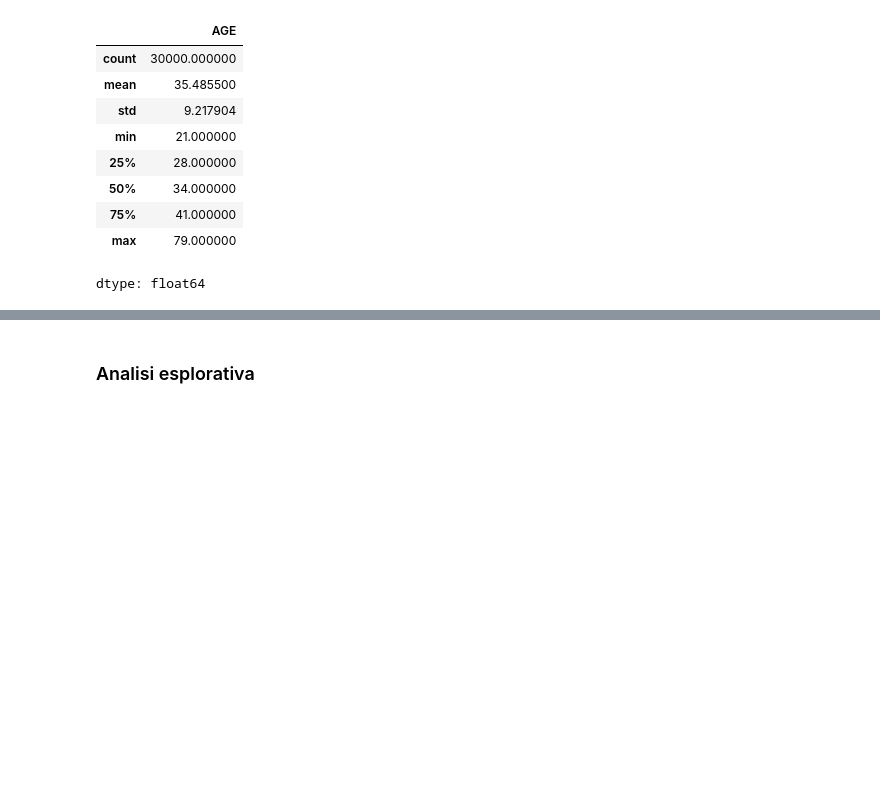
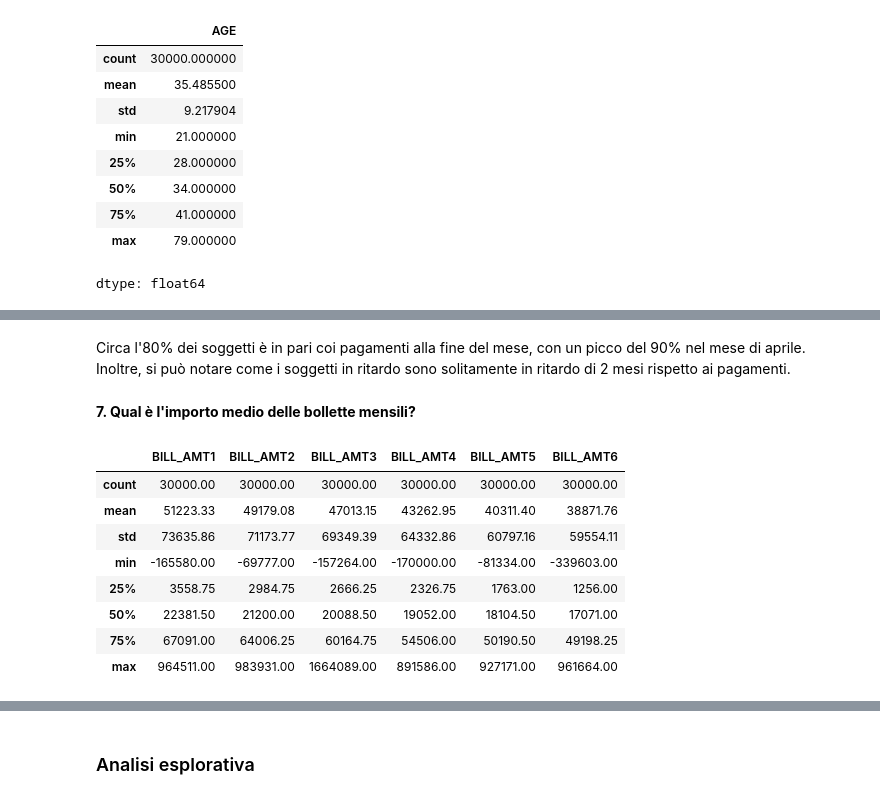
Before and after one commit to caterinaghiani/progetto_datascience, a Jupyter notebook: notebooks/progetto_datascience.ipynb, the cells around one changed output, grey strips where cells are left out. Drawn from its saved outputs; the diff is of its cells as text; code cells hidden in the pictures; blank space fills up the shorter version.

```diff
--- a/notebooks/progetto_datascience.ipynb
+++ b/notebooks/progetto_datascience.ipynb
@@ -277,0 +323,20 @@ Name: proportion, dtype: float64
+# %% [markdown]
+Circa l'80% dei soggetti è in pari coi pagamenti alla fine del mese, con un picco del 90% nel mese di aprile. Inoltre, si può notare come i soggetti in ritardo sono solitamente in ritardo di 2 mesi rispetto ai pagamenti.
+# %% [markdown]
+**7. Qual è l'importo medio delle bollette mensili?**
+# %%
+bill_cols = ['BILL_AMT1', 'BILL_AMT2', 'BILL_AMT3', 'BILL_AMT4', 'BILL_AMT5', 'BILL_AMT6']
+
+bill_distribution = credit[bill_cols].describe().round(2)
+
+bill_distribution
+# %% [output]
+|  | BILL_AMT1 | BILL_AMT2 | BILL_AMT3 | BILL_AMT4 | BILL_AMT5 | BILL_AMT6 |
+| count | 30000.00 | 30000.00 | 30000.00 | 30000.00 | 30000.00 | 30000.00 |
+| mean | 51223.33 | 49179.08 | 47013.15 | 43262.95 | 40311.40 | 38871.76 |
+| std | 73635.86 | 71173.77 | 69349.39 | 64332.86 | 60797.16 | 59554.11 |
+| min | -165580.00 | -69777.00 | -157264.00 | -170000.00 | -81334.00 | -339603.00 |
+| 25% | 3558.75 | 2984.75 | 2666.25 | 2326.75 | 1763.00 | 1256.00 |
+| 50% | 22381.50 | 21200.00 | 20088.50 | 19052.00 | 18104.50 | 17071.00 |
+| 75% | 67091.00 | 64006.25 | 60164.75 | 54506.00 | 50190.50 | 49198.25 |
+| max | 964511.00 | 983931.00 | 1664089.00 | 891586.00 | 927171.00 | 961664.00 |
```
Also changed, not shown: parts of 48 cells of this notebook.
